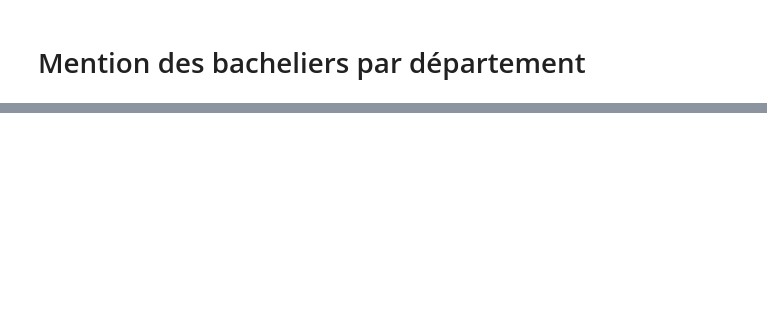
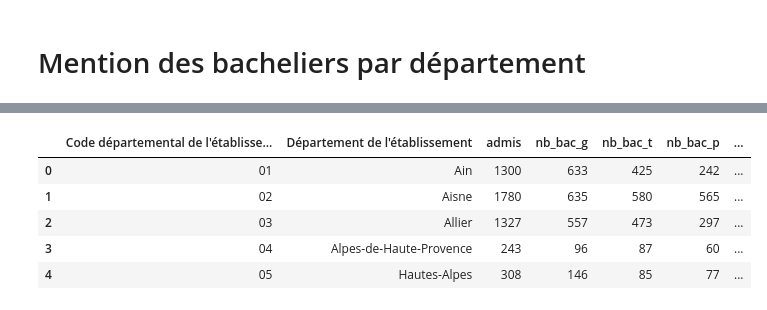
Before and after one commit to ma2nons/Projet-python, a Jupyter notebook: département/parcoursup.ipynb, the cells around one changed output, grey strips where cells are left out. Saved outputs shown, nothing was run; the diff lists cells and outputs as text; code cells hidden in the pictures; blank space fills up the shorter version.

```diff
--- a/département/parcoursup.ipynb
+++ b/département/parcoursup.ipynb
@@ -229 +246,21 @@ plt.show()
+# %%
+dept_bac = parcoursup.groupby(["Code départemental de l'établissement", "Département de l'établissement"]).agg(
+    admis=("Effectif des admis néo bacheliers", "sum"),
+    nb_bac_g=("Effectif des admis néo bacheliers généraux", "sum"),
+    nb_bac_t=("Effectif des admis néo bacheliers technologiques", "sum"),
+    nb_bac_p=("Effectif des admis néo bacheliers professionnels", "sum"),
+).reset_index()
+
+dept_bac["Taux de bacheliers Généraux"] = 100 * dept_bac["nb_bac_g"] / dept_bac["admis"]
+dept_bac["Taux de bacheliers Techno"] = 100 * dept_bac["nb_bac_t"] / dept_bac["admis"]
+dept_bac["Taux de bacheliers Pro"] = 100 * dept_bac["nb_bac_p"] / dept_bac["admis"]
+
+dept_bac.head()
+# %% [output]
+|  | Code départemental de l'établisse... | Département de l'établissement | admis | nb_bac_g | nb_bac_t | nb_bac_p | ... |
+| 0 | 01 | Ain | 1300 | 633 | 425 | 242 | ... |
+| 1 | 02 | Aisne | 1780 | 635 | 580 | 565 | ... |
+| 2 | 03 | Allier | 1327 | 557 | 473 | 297 | ... |
+| 3 | 04 | Alpes-de-Haute-Provence | 243 | 96 | 87 | 60 | ... |
+| 4 | 05 | Hautes-Alpes | 308 | 146 | 85 | 77 | ... |
 # %%
```
Also changed, not shown: parts of 19 cells of this notebook.
